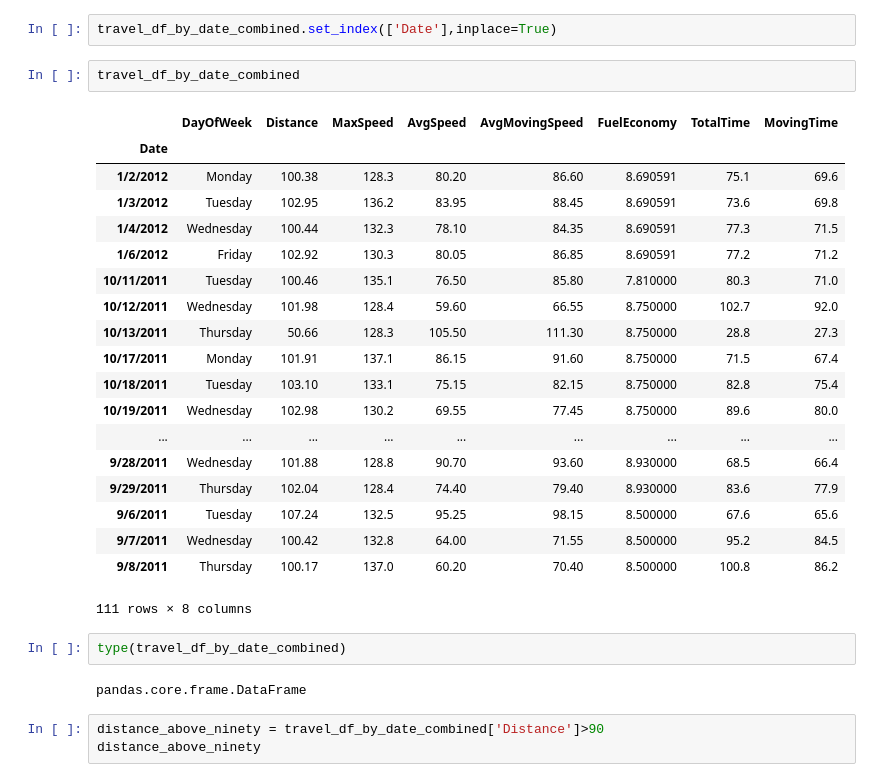
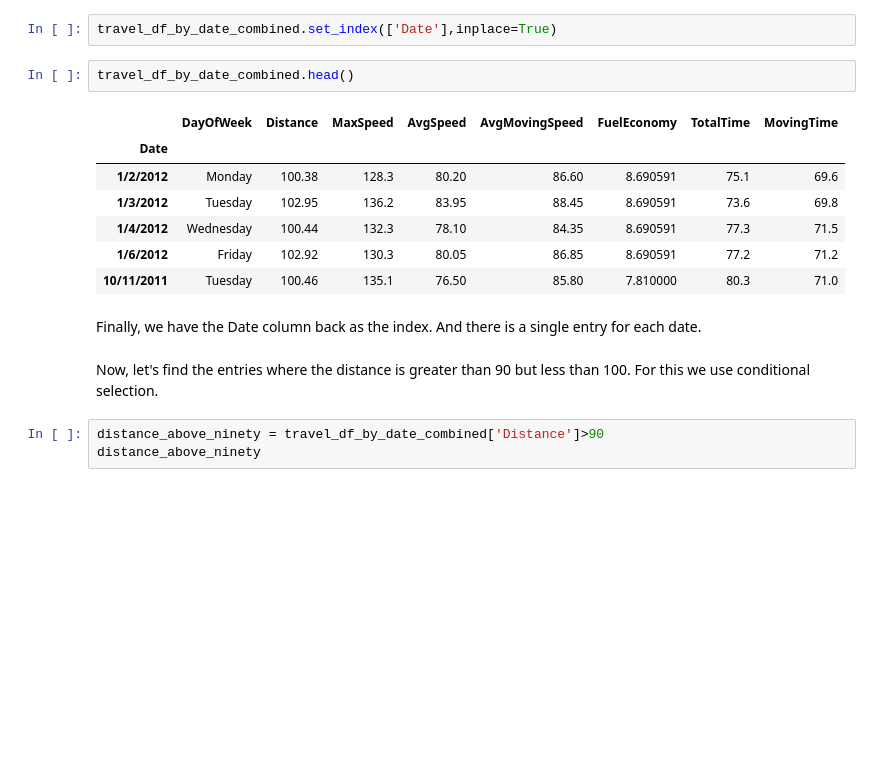
Before and after one commit to bajracharya-kshitij/pandas, a Jupyter notebook: DataFrame.ipynb, the cells around one changed output. Saved outputs shown, nothing was run; the diff lists cells and outputs as text; blank space fills up the shorter version.

Commit message:
Add comments and re-arrange travel times problem

```diff
--- a/DataFrame.ipynb
+++ b/DataFrame.ipynb
@@ -512,31 +610,19 @@ travel_df_by_date_combined
 # %%
 travel_df_by_date_combined.set_index(['Date'],inplace=True)
 # %%
-travel_df_by_date_combined
+travel_df_by_date_combined.head()
 # %% [output]
 |  | DayOfWeek | Distance | MaxSpeed | AvgSpeed | AvgMovingSpeed | FuelEconomy | TotalTime | MovingTime |
 | Date |  |  |  |  |  |  |  |  |
 | 1/2/2012 | Monday | 100.38 | 128.3 | 80.20 | 86.60 | 8.690591 | 75.1 | 69.6 |
 | 1/3/2012 | Tuesday | 102.95 | 136.2 | 83.95 | 88.45 | 8.690591 | 73.6 | 69.8 |
 | 1/4/2012 | Wednesday | 100.44 | 132.3 | 78.10 | 84.35 | 8.690591 | 77.3 | 71.5 |
 | 1/6/2012 | Friday | 102.92 | 130.3 | 80.05 | 86.85 | 8.690591 | 77.2 | 71.2 |
 | 10/11/2011 | Tuesday | 100.46 | 135.1 | 76.50 | 85.80 | 7.810000 | 80.3 | 71.0 |
-| 10/12/2011 | Wednesday | 101.98 | 128.4 | 59.60 | 66.55 | 8.750000 | 102.7 | 92.0 |
-| 10/13/2011 | Thursday | 50.66 | 128.3 | 105.50 | 111.30 | 8.750000 | 28.8 | 27.3 |
-| 10/17/2011 | Monday | 101.91 | 137.1 | 86.15 | 91.60 | 8.750000 | 71.5 | 67.4 |
-| 10/18/2011 | Tuesday | 103.10 | 133.1 | 75.15 | 82.15 | 8.750000 | 82.8 | 75.4 |
-| 10/19/2011 | Wednesday | 102.98 | 130.2 | 69.55 | 77.45 | 8.750000 | 89.6 | 80.0 |
-| ... | ... | ... | ... | ... | ... | ... | ... | ... |
-| 9/28/2011 | Wednesday | 101.88 | 128.8 | 90.70 | 93.60 | 8.930000 | 68.5 | 66.4 |
-| 9/29/2011 | Thursday | 102.04 | 128.4 | 74.40 | 79.40 | 8.930000 | 83.6 | 77.9 |
-| 9/6/2011 | Tuesday | 107.24 | 132.5 | 95.25 | 98.15 | 8.500000 | 67.6 | 65.6 |
-| 9/7/2011 | Wednesday | 100.42 | 132.8 | 64.00 | 71.55 | 8.500000 | 95.2 | 84.5 |
-| 9/8/2011 | Thursday | 100.17 | 137.0 | 60.20 | 70.40 | 8.500000 | 100.8 | 86.2 |
-111 rows × 8 columns
-# %%
-type(travel_df_by_date_combined)
-# %% [output]
-pandas.core.frame.DataFrame
+# %% [markdown]
+Finally, we have the Date column back as the index. And there is a single entry for each date.
+# %% [markdown]
+Now, let's find the entries where the distance is greater than 90 but less than 100. For this we use conditional selection.
 # %%
 distance_above_ninety = travel_df_by_date_combined['Distance']>90
 distance_above_ninety
```
Also changed, not shown: parts of 61 cells of this notebook.
